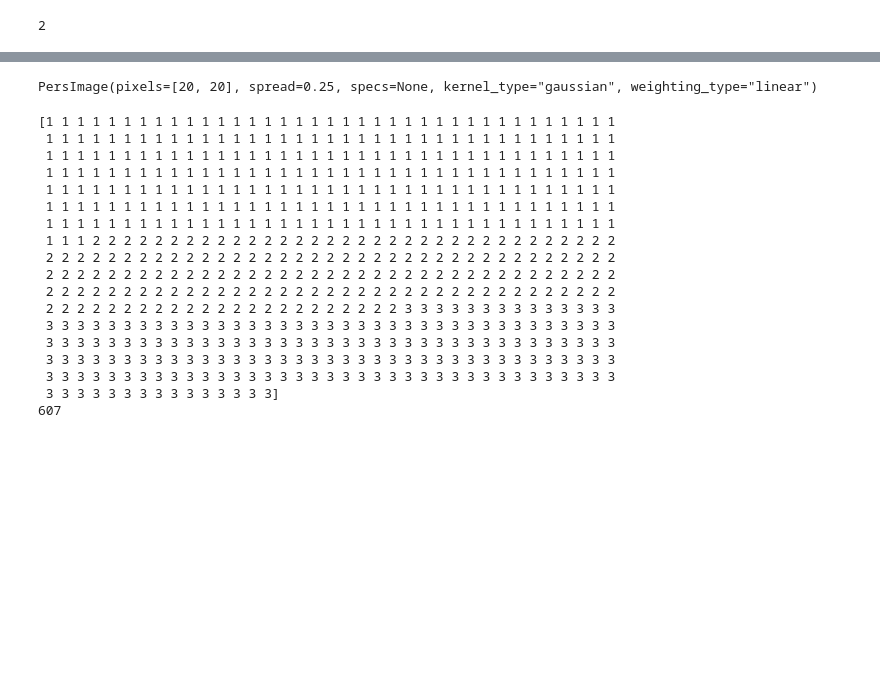
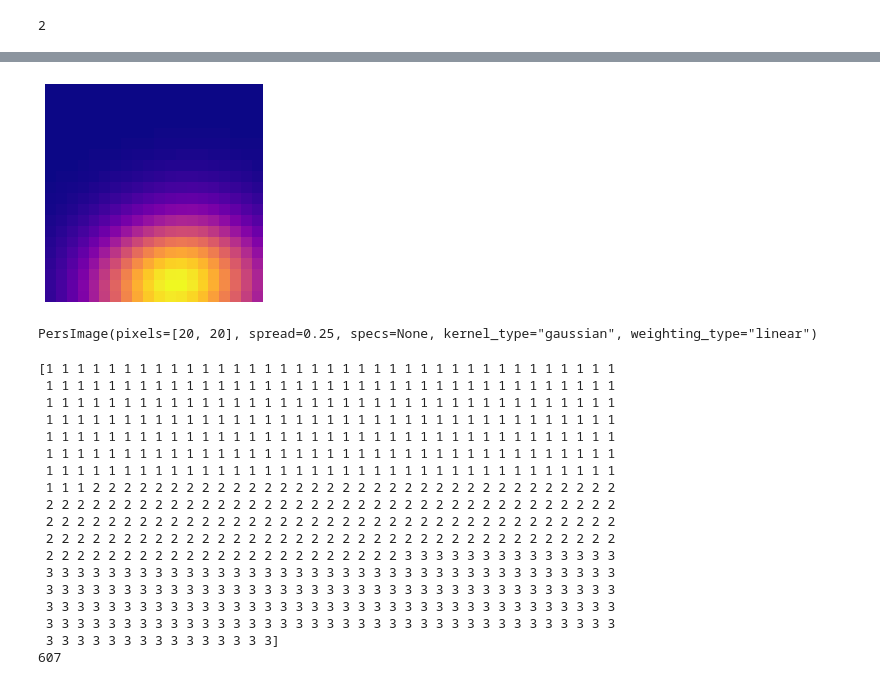
Before and after one commit to Octophi/Lady-Gaga-TDA, a Jupyter notebook: test_notebook.ipynb, the cells around one changed output, grey strips where cells are left out. Saved outputs shown, nothing was run; the diff lists cells and outputs as text; code cells hidden in the pictures; blank space fills up the shorter version.

```diff
--- a/test_notebook.ipynb
+++ b/test_notebook.ipynb
@@ -279,3 +284,9 @@ PersImage(pixels=[40, 40], spread=0.25, specs=None, kernel_type="gaussian", weig
+# %%
+
+img3 = pim.transform(chromatica_pds[12][1])
+pim.show(img3)
+# %% [output]
+[figure, added]
 # %%
 # Feed in only 1-dim persistence diagrams, let diagrams_arr just be a simple 1d array
 def compute_and_store_images(diagrams_arr, savepath):
```
Also changed, not shown: parts of 7 cells of this notebook, 10 other files.
